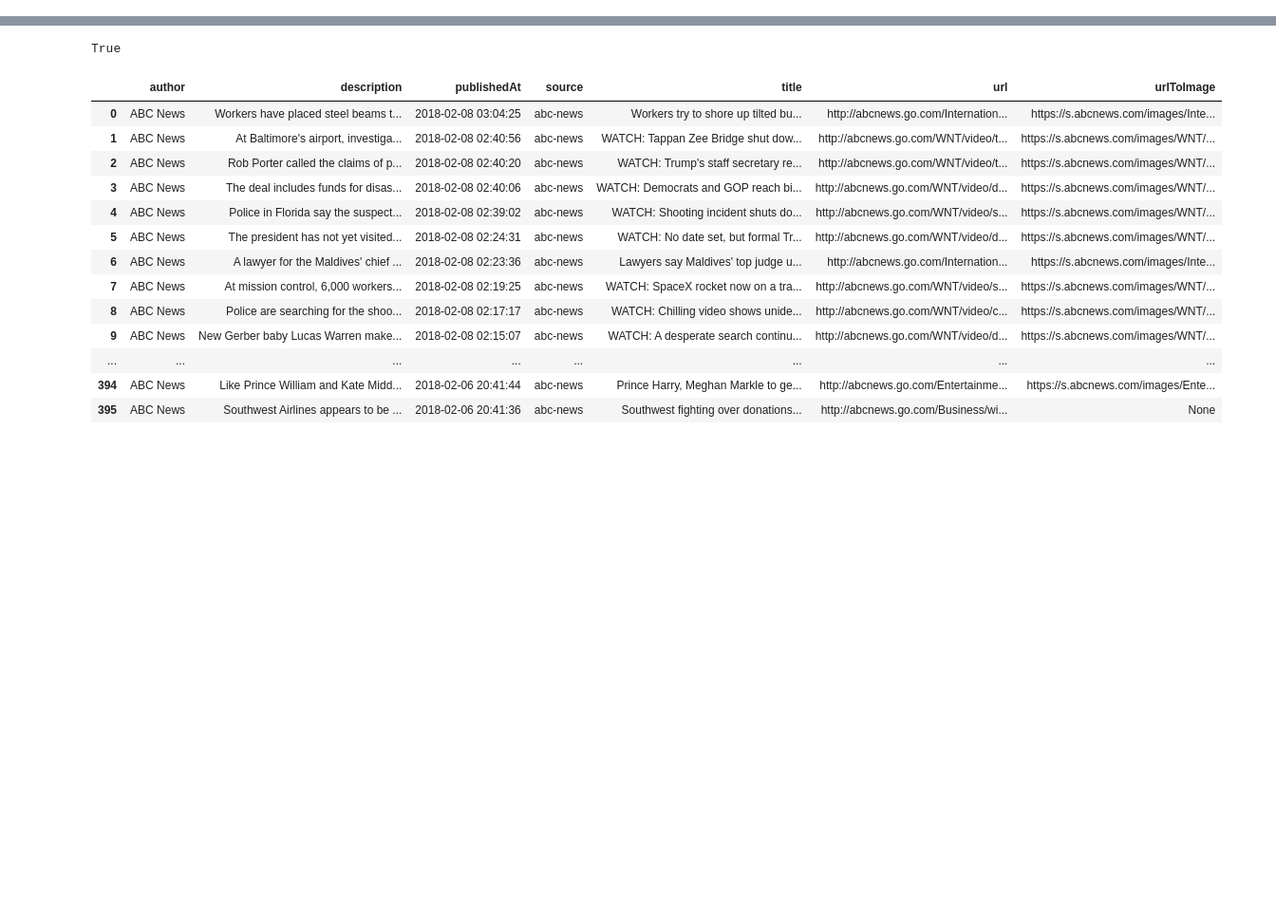
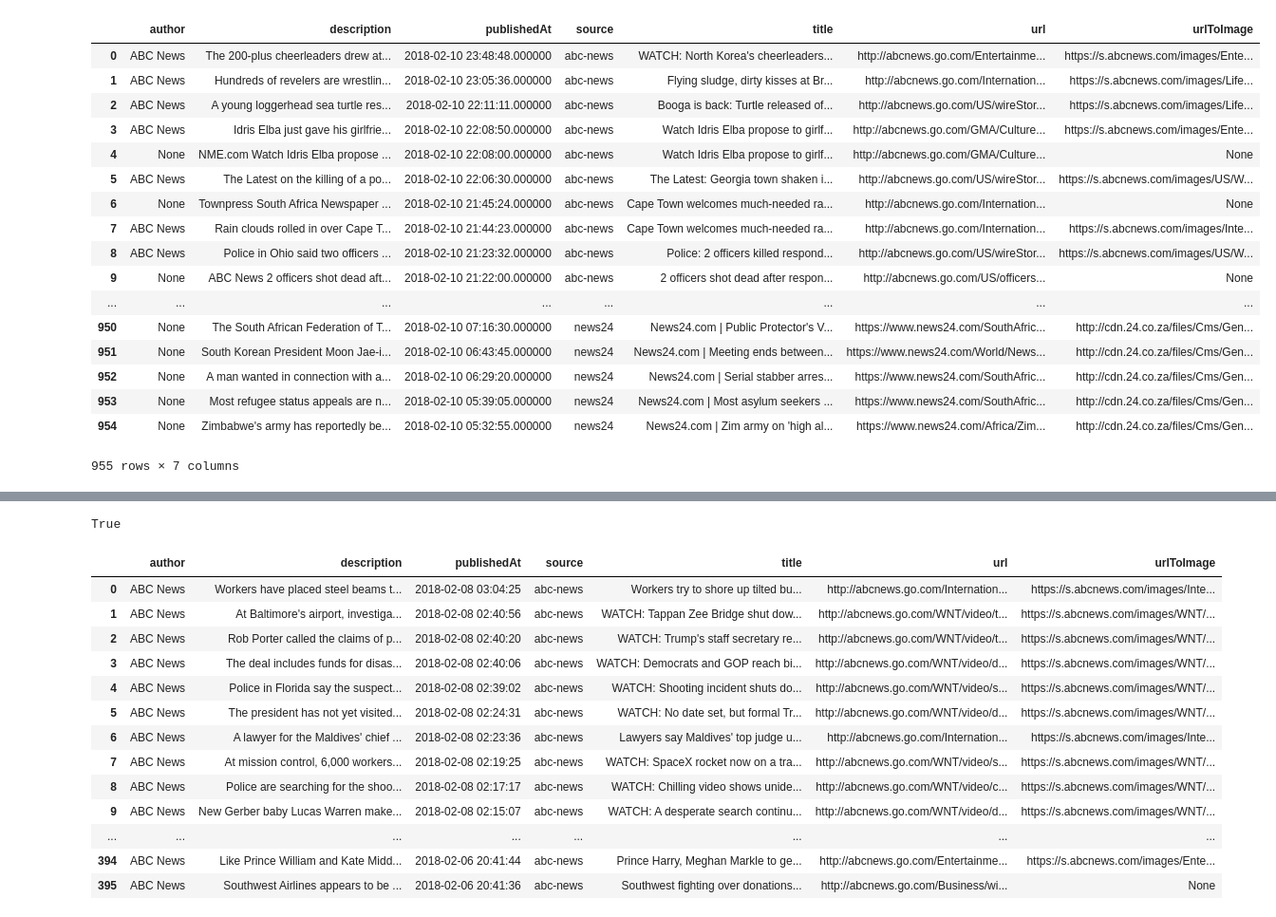
Before and after one commit to raymondmyu/NewsAPI, a Jupyter notebook: NewsAPI.ipynb, the cells around one changed output, grey strips where cells are left out. Shown at 95% size. Saved outputs shown, nothing was run; the diff lists cells and outputs as text; code cells hidden in the pictures; blank space fills up the shorter version.

Commit message:
Fixed empty articles issue

```diff
--- a/NewsAPI.ipynb
+++ b/NewsAPI.ipynb
@@ -1,3 +4,27 @@
+# %%
+sqlite = sa.create_engine('sqlite:///all_articles.db').connect()
+df = pd.read_sql('select * from all_articles', sqlite)
+# %%
+df
+# %% [output]
+|  | author | description | publishedAt | source | title | url | urlToImage |
+| 0 | ABC News | The 200-plus cheerleaders drew at... | 2018-02-10 23:48:48.000000 | abc-news | WATCH: North Korea's cheerleaders... | http://abcnews.go.com/Entertainme... | https://s.abcnews.com/images/Ente... |
+| 1 | ABC News | Hundreds of revelers are wrestlin... | 2018-02-10 23:05:36.000000 | abc-news | Flying sludge, dirty kisses at Br... | http://abcnews.go.com/Internation... | https://s.abcnews.com/images/Life... |
+| 2 | ABC News | A young loggerhead sea turtle res... | 2018-02-10 22:11:11.000000 | abc-news | Booga is back: Turtle released of... | http://abcnews.go.com/US/wireStor... | https://s.abcnews.com/images/Life... |
+| 3 | ABC News | Idris Elba just gave his girlfrie... | 2018-02-10 22:08:50.000000 | abc-news | Watch Idris Elba propose to girlf... | http://abcnews.go.com/GMA/Culture... | https://s.abcnews.com/images/Ente... |
+| 4 | None | NME.com Watch Idris Elba propose ... | 2018-02-10 22:08:00.000000 | abc-news | Watch Idris Elba propose to girlf... | http://abcnews.go.com/GMA/Culture... | None |
+| 5 | ABC News | The Latest on the killing of a po... | 2018-02-10 22:06:30.000000 | abc-news | The Latest: Georgia town shaken i... | http://abcnews.go.com/US/wireStor... | https://s.abcnews.com/images/US/W... |
+| 6 | None | Townpress South Africa Newspaper ... | 2018-02-10 21:45:24.000000 | abc-news | Cape Town welcomes much-needed ra... | http://abcnews.go.com/Internation... | None |
+| 7 | ABC News | Rain clouds rolled in over Cape T... | 2018-02-10 21:44:23.000000 | abc-news | Cape Town welcomes much-needed ra... | http://abcnews.go.com/Internation... | https://s.abcnews.com/images/Inte... |
+| 8 | ABC News | Police in Ohio said two officers ... | 2018-02-10 21:23:32.000000 | abc-news | Police: 2 officers killed respond... | http://abcnews.go.com/US/wireStor... | https://s.abcnews.com/images/US/W... |
+| 9 | None | ABC News 2 officers shot dead aft... | 2018-02-10 21:22:00.000000 | abc-news | 2 officers shot dead after respon... | http://abcnews.go.com/US/officers... | None |
+| ... | ... | ... | ... | ... | ... | ... | ... |
+| 950 | None | The South African Federation of T... | 2018-02-10 07:16:30.000000 | news24 | News24.com | Public Protector's V... | https://www.news24.com/SouthAfric... | http://cdn.24.co.za/files/Cms/Gen... |
+| 951 | None | South Korean President Moon Jae-i... | 2018-02-10 06:43:45.000000 | news24 | News24.com | Meeting ends between... | https://www.news24.com/World/News... | http://cdn.24.co.za/files/Cms/Gen... |
+| 952 | None | A man wanted in connection with a... | 2018-02-10 06:29:20.000000 | news24 | News24.com | Serial stabber arres... | https://www.news24.com/SouthAfric... | http://cdn.24.co.za/files/Cms/Gen... |
+| 953 | None | Most refugee status appeals are n... | 2018-02-10 05:39:05.000000 | news24 | News24.com | Most asylum seekers ... | https://www.news24.com/SouthAfric... | http://cdn.24.co.za/files/Cms/Gen... |
+| 954 | None | Zimbabwe's army has reportedly be... | 2018-02-10 05:32:55.000000 | news24 | News24.com | Zim army on 'high al... | https://www.news24.com/Africa/Zim... | http://cdn.24.co.za/files/Cms/Gen... |
+955 rows × 7 columns
 # %%
 import pprint
 import numpy as np
```
Also changed, not shown: parts of 1 cell of this notebook, 1 other file.
